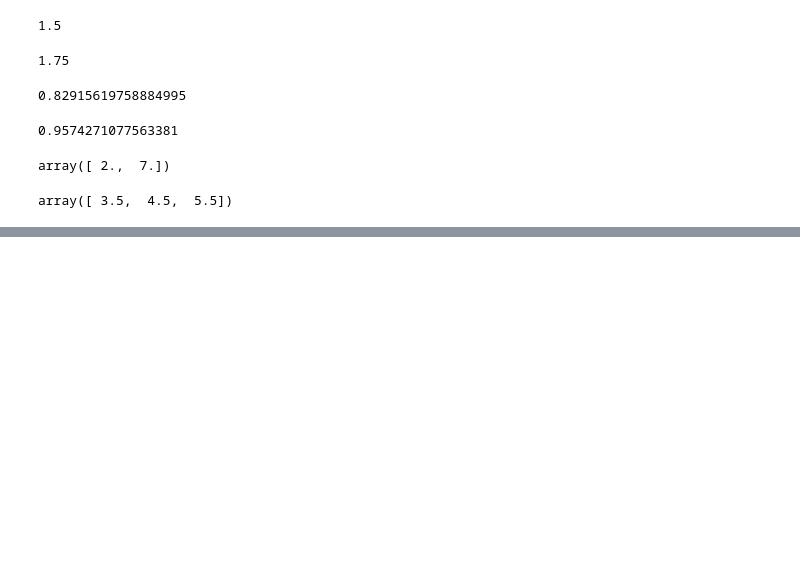
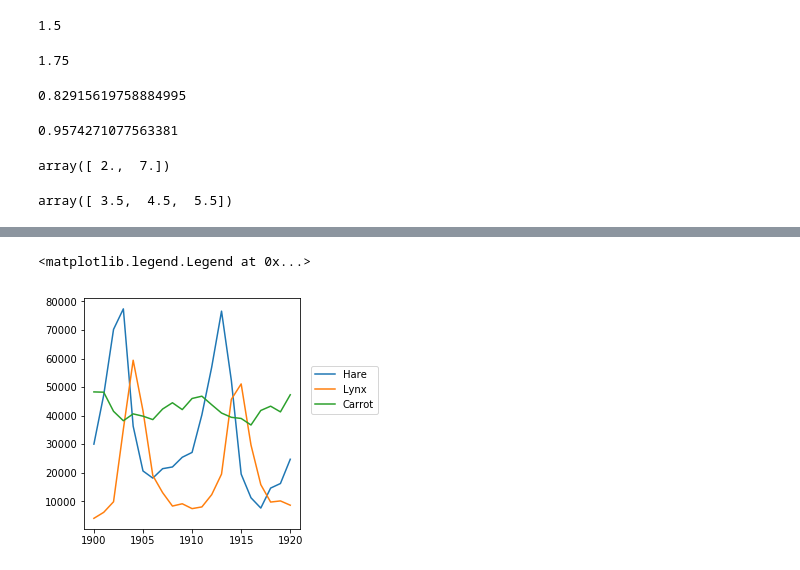
Before and after one commit to Accio/learn-scipy, a Jupyter notebook: 1.3/Operations.ipynb, the cells around one changed output, grey strips where cells are left out. Cells and saved outputs as stored; diff of their text form; code cells hidden in the pictures; blank space fills up the shorter version.

```diff
--- a/1.3/Operations.ipynb
+++ b/1.3/Operations.ipynb
@@ -289,0 +316,3 @@ array([ 3.5,  4.5,  5.5])
+# %%
+pop = np.loadtxt('data/populations.txt')
+year, hares, lynxes, carrots = pop.T ## trick: column to variables
@@ -289,0 +322,7 @@ array([ 3.5,  4.5,  5.5])
+# %%
+plt.axes([0.2, 0.1, 0.5, 0.8]) ## note it is axes, not axis
+plt.plot(year, hares, year, lynxes, year, carrots)
+plt.legend(('Hare', 'Lynx', 'Carrot'), loc=[1.05, 0.5])
+# %% [output]
+<matplotlib.legend.Legend at 0x...>
+[figure, added]
```
Also changed, not shown: parts of 10 cells of this notebook.
